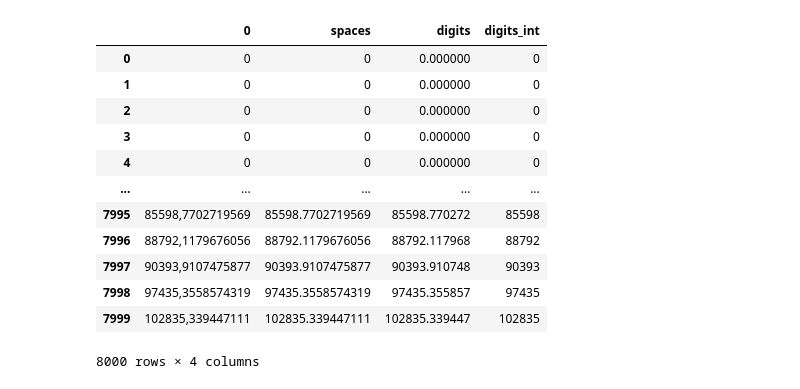
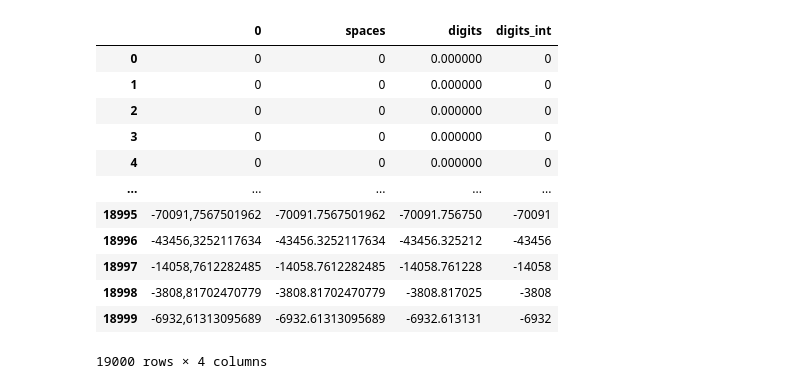
Before and after one commit to swissdeam/ECG, a Jupyter notebook: Untitled.ipynb, the cells around one changed output. Saved outputs shown, nothing was run; the diff lists cells and outputs as text; code cells hidden in the pictures.

```diff
--- a/Untitled.ipynb
+++ b/Untitled.ipynb
@@ -8,32 +8,32 @@ from scipy.datasets import electrocardiogram
 # %%
 ecg_data = pd.read_csv("ECG_22_f.csv", sep='\t', on_bad_lines='skip')
 
 
 ecg_data['spaces'] = ecg_data['0'].str.strip()
 ecg_data['spaces'] = ecg_data['spaces'].str.replace(',', '.')
 ecg_data['digits'] = pd.to_numeric(ecg_data['spaces'], errors='coerce')
 ecg_data['digits_int'] = ecg_data['digits'].astype(int)
-#ecg_data['digits_int'] = ecg_data['digits_int'] ** 2
 
 
 
 
-df_part = ecg_data.iloc[0:8000].copy()
+
+df_part = ecg_data.iloc[0:19000].copy()
 df_part
 # %% [output]
 |  | 0 | spaces | digits | digits_int |
 | 0 | 0 | 0 | 0.000000 | 0 |
 | 1 | 0 | 0 | 0.000000 | 0 |
 | 2 | 0 | 0 | 0.000000 | 0 |
 | 3 | 0 | 0 | 0.000000 | 0 |
 | 4 | 0 | 0 | 0.000000 | 0 |
 | ... | ... | ... | ... | ... |
-| 7995 | 85598,7702719569 | 85598.7702719569 | 85598.770272 | 85598 |
-| 7996 | 88792,1179676056 | 88792.1179676056 | 88792.117968 | 88792 |
-| 7997 | 90393,9107475877 | 90393.9107475877 | 90393.910748 | 90393 |
-| 7998 | 97435,3558574319 | 97435.3558574319 | 97435.355857 | 97435 |
-| 7999 | 102835,339447111 | 102835.339447111 | 102835.339447 | 102835 |
+| 18995 | -70091,7567501962 | -70091.7567501962 | -70091.756750 | -70091 |
+| 18996 | -43456,3252117634 | -43456.3252117634 | -43456.325212 | -43456 |
+| 18997 | -14058,7612282485 | -14058.7612282485 | -14058.761228 | -14058 |
+| 18998 | -3808,81702470779 | -3808.81702470779 | -3808.817025 | -3808 |
+| 18999 | -6932,61313095689 | -6932.61313095689 | -6932.613131 | -6932 |
-8000 rows × 4 columns
+19000 rows × 4 columns
 # %%
 
 # plt.figure(figsize=(12, 6))
```
Also changed, not shown: parts of 7 cells of this notebook, 3 other files.
